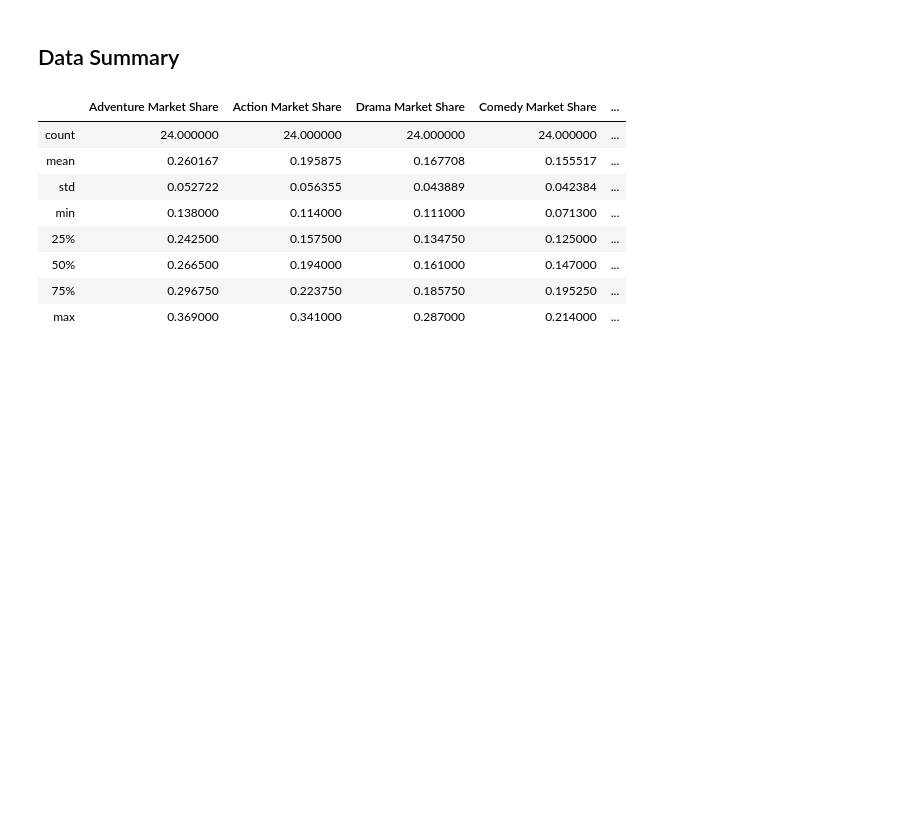
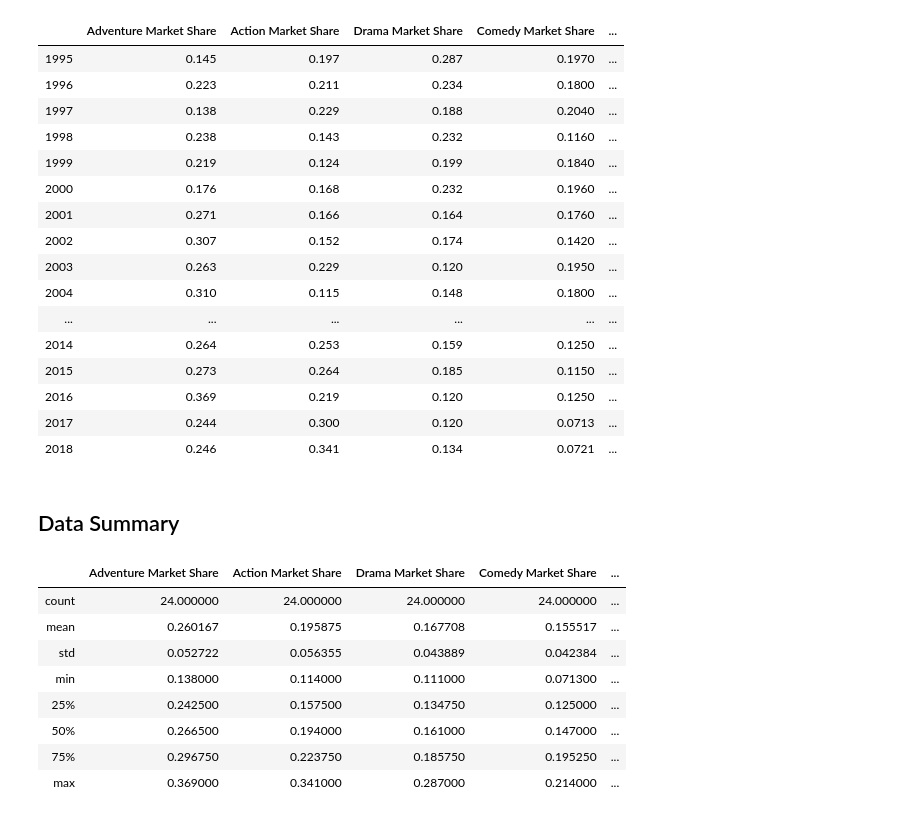
Before and after one commit to ss2944/data-sci, a Jupyter notebook: Saumya-Market-Share-And-Income.ipynb, the cells around one changed output. Drawn from its saved outputs; the diff is of its cells as text; code cells hidden in the pictures; blank space fills up the shorter version.

```diff
--- a/Saumya-Market-Share-And-Income.ipynb
+++ b/Saumya-Market-Share-And-Income.ipynb
@@ -12,6 +12,25 @@ from scipy.special import comb
 from scipy.stats import spearmanr
 # %%
 data=pd.read_csv('data.csv', index_col=0)
+data
+# %% [output]
+|  | Adventure Market Share | Action Market Share | Drama Market Share | Comedy Market Share | ... |
+| 1995 | 0.145 | 0.197 | 0.287 | 0.1970 | ... |
+| 1996 | 0.223 | 0.211 | 0.234 | 0.1800 | ... |
+| 1997 | 0.138 | 0.229 | 0.188 | 0.2040 | ... |
+| 1998 | 0.238 | 0.143 | 0.232 | 0.1160 | ... |
+| 1999 | 0.219 | 0.124 | 0.199 | 0.1840 | ... |
+| 2000 | 0.176 | 0.168 | 0.232 | 0.1960 | ... |
+| 2001 | 0.271 | 0.166 | 0.164 | 0.1760 | ... |
+| 2002 | 0.307 | 0.152 | 0.174 | 0.1420 | ... |
+| 2003 | 0.263 | 0.229 | 0.120 | 0.1950 | ... |
+| 2004 | 0.310 | 0.115 | 0.148 | 0.1800 | ... |
+| ... | ... | ... | ... | ... | ... |
+| 2014 | 0.264 | 0.253 | 0.159 | 0.1250 | ... |
+| 2015 | 0.273 | 0.264 | 0.185 | 0.1150 | ... |
+| 2016 | 0.369 | 0.219 | 0.120 | 0.1250 | ... |
+| 2017 | 0.244 | 0.300 | 0.120 | 0.0713 | ... |
+| 2018 | 0.246 | 0.341 | 0.134 | 0.0721 | ... |
 # %%
 col = data.columns[:len(data.columns)-3]
 income = data.columns[-1]
```
Also changed, not shown: parts of 9 cells of this notebook, 1 other file.
